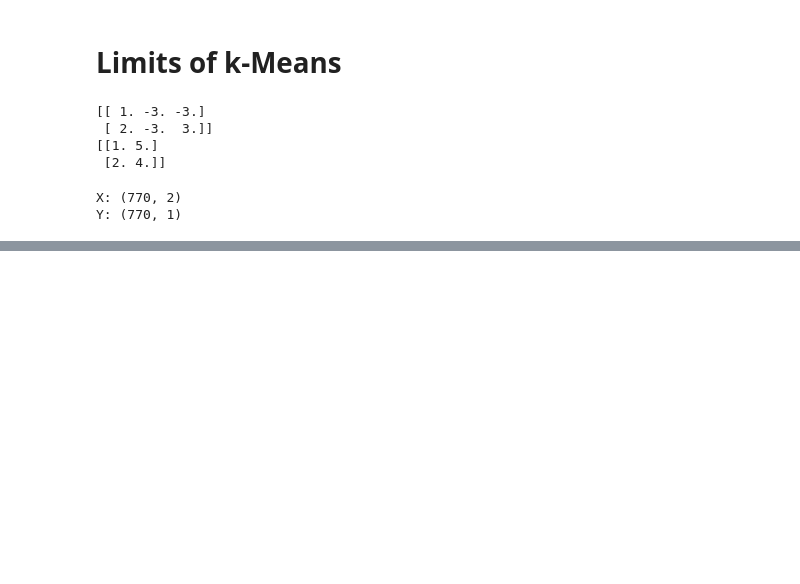
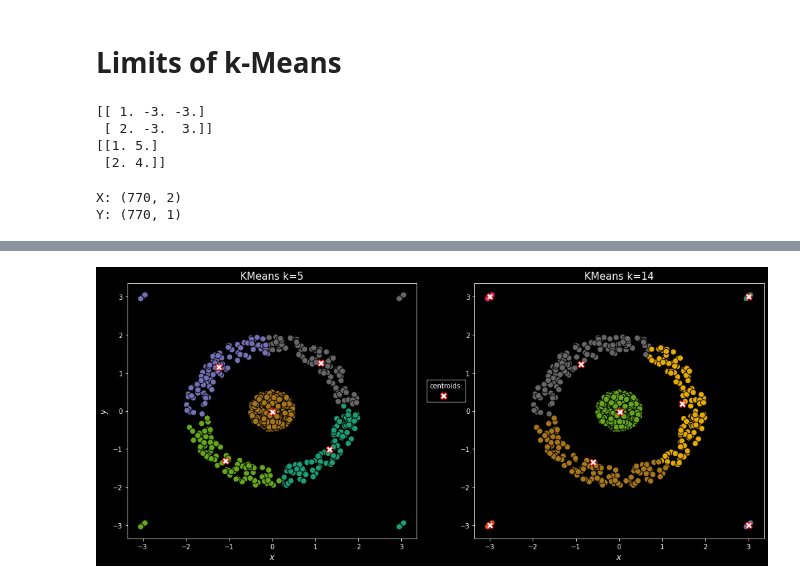
Before and after one commit to Timgrau/Machinelearning, a Jupyter notebook: Clustering/k-Means-limit.ipynb, the cells around one changed output, grey strips where cells are left out. Drawn from its saved outputs; the diff is of its cells as text; code cells hidden in the pictures; blank space fills up the shorter version.

```diff
--- a/Clustering/k-Means-limit.ipynb
+++ b/Clustering/k-Means-limit.ipynb
@@ -63,2 +95,3 @@ plt.show()
 # %%
-#TODO
+kmeans_5 = KMeans(n_clusters=5).fit(X_target)
+my_kmeans = KMeans(n_clusters=8, init=my_init).fit(X_target)
@@ -64,0 +113,44 @@ plt.show()
+# %%
+import matplotlib.cm as cm
+
+fig = plt.figure(figsize=(17, 7))
+
+#################################################################################################################
+#### First plot ####
+ax = fig.add_subplot(1, 2, 1)
+
+# Datapoints plot
+scatter1 = ax.scatter(X_target[:, 0], X_target[:, 1], c=Y_kmean_5,
+                     edgecolor="k", cmap=cm.Dark2, s=80)
+
+# Centroids plot
+scatter2 = ax.scatter(centroids_5[:,0], centroids_5[:,1], c="white",
+                      marker="X", s=100, edgecolor="r")
+
+# Centroid legend
+legend2 = ax.legend(["_",""], loc="right",
+                    title="centroids:",
+                    bbox_to_anchor=[1.18, 0.58])
+ax.add_artist(legend2)
+
+ax.set_xlabel("$x$", size=12)
+ax.set_ylabel("$y$", size=12)
+ax.set_title("KMeans k=5", size=15)
+
+#################################################################################################################
+#### Second Plot ####
+ax = fig.add_subplot(1, 2, 2)
+
+# Datapoints plot
+scatter1 = ax.scatter(X_target[:, 0], X_target[:, 1], c=Y_kmean_14,
+                     edgecolor="k", cmap=cm.Dark2, s=80)
+
+# Centroids plot
+scatter2 = ax.scatter(centroids_14[:,0], centroids_14[:,1], c="white",
+                      marker="X", s=100, edgecolor="r")
+
+ax.set_xlabel("$x$", size=12)
+ax.set_title("KMeans k=14", size=15)
+plt.show()
+# %% [output]
+[figure, added]
```
Also changed, not shown: parts of 5 cells of this notebook, 3 other files.
